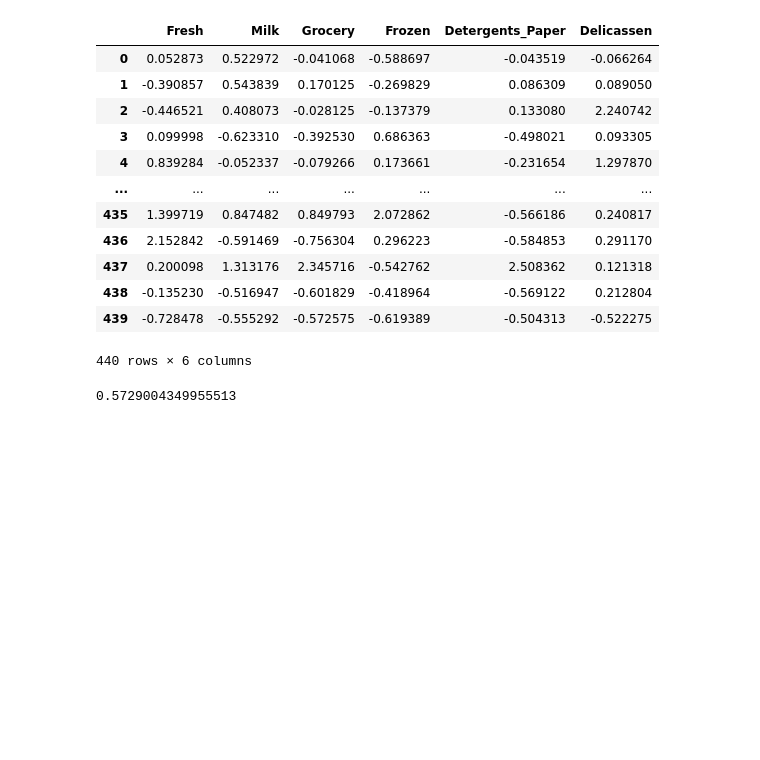
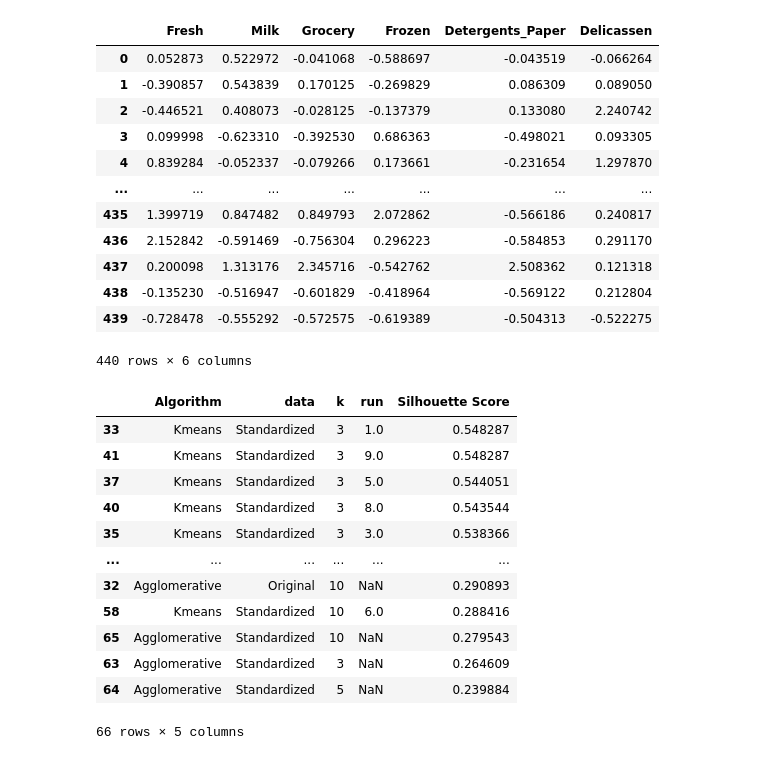
Before and after one commit to CoderCnc/data-mining, a Jupyter notebook: Question2.ipynb, the cells around one changed output. Saved outputs shown, nothing was run; the diff lists cells and outputs as text; code cells hidden in the pictures; blank space fills up the shorter version.

```diff
--- a/Question2.ipynb
+++ b/Question2.ipynb
@@ -50,7 +50,18 @@ standardize(df)
 # %%
 rdf = cluster_evaluation(df)
 # %%
-#rdf.sort_values(by="Silhouette Score", ascending=False)
-best_clustering_score(rdf)
+rdf.sort_values(by="Silhouette Score", ascending=False)
 # %% [output]
+|  | Algorithm | data | k | run | Silhouette Score |
+| 33 | Kmeans | Standardized | 3 | 1.0 | 0.548287 |
+| 41 | Kmeans | Standardized | 3 | 9.0 | 0.548287 |
+| 37 | Kmeans | Standardized | 3 | 5.0 | 0.544051 |
+| 40 | Kmeans | Standardized | 3 | 8.0 | 0.543544 |
+| 35 | Kmeans | Standardized | 3 | 3.0 | 0.538366 |
+| ... | ... | ... | ... | ... | ... |
+| 32 | Agglomerative | Original | 10 | NaN | 0.290893 |
+| 58 | Kmeans | Standardized | 10 | 6.0 | 0.288416 |
+| 65 | Agglomerative | Standardized | 10 | NaN | 0.279543 |
+| 63 | Agglomerative | Standardized | 3 | NaN | 0.264609 |
+| 64 | Agglomerative | Standardized | 5 | NaN | 0.239884 |
-0.5729004349955513
+66 rows × 5 columns
```
Also changed, not shown: parts of 2 cells of this notebook, 2 other files.
